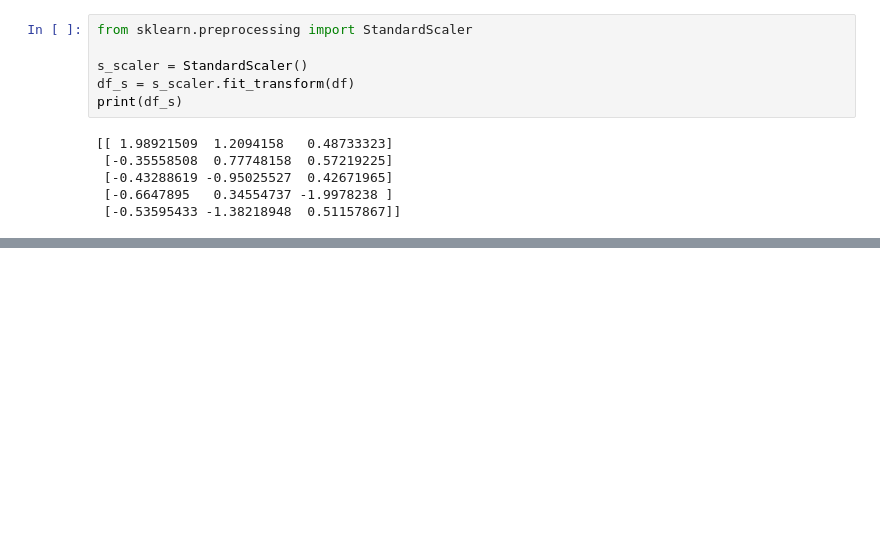
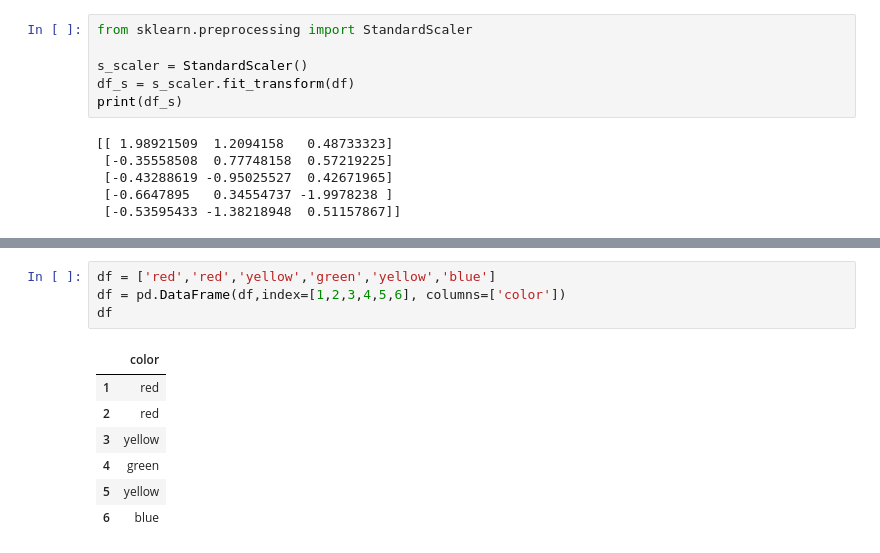
Before and after one commit to BIMSangDQ/BTVN, a Jupyter notebook: 221115_Tiền xử lý dữ liệu.ipynb, the cells around one changed output, grey strips where cells are left out. Cells and saved outputs as stored; diff of their text form; blank space fills up the shorter version.

```diff
--- a/221115_Tiền xử lý dữ liệu.ipynb
+++ b/221115_Tiền xử lý dữ liệu.ipynb
@@ -480,0 +565,12 @@ print(df_s)
+# %%
+df = ['red','red','yellow','green','yellow','blue']
+df = pd.DataFrame(df,index=[1,2,3,4,5,6], columns=['color'])
+df
+# %% [output]
+|  | color |
+| 1 | red |
+| 2 | red |
+| 3 | yellow |
+| 4 | green |
+| 5 | yellow |
+| 6 | blue |
```
Also changed, not shown: parts of 34 cells of this notebook.
